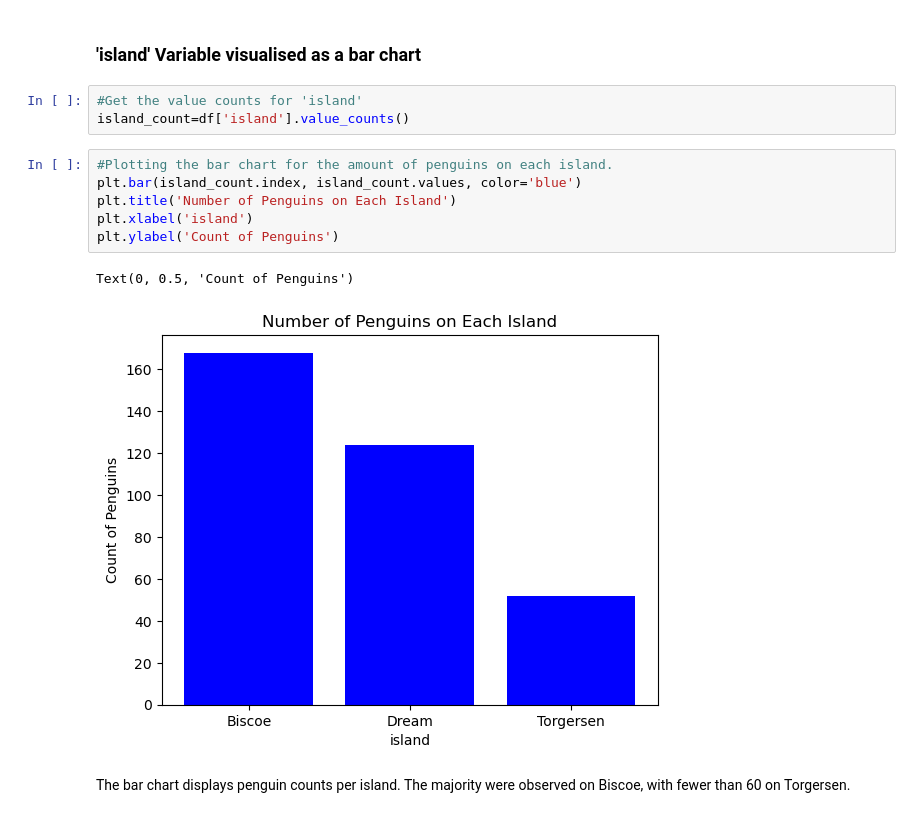
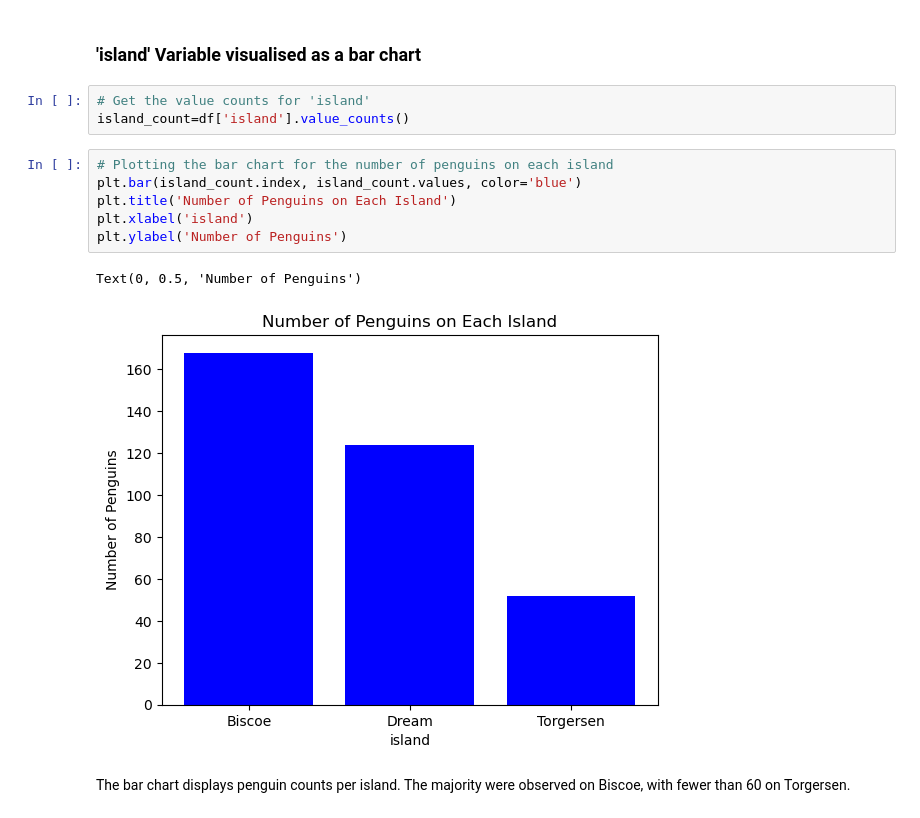
Before and after one commit to sarahembarry/poda-project, a Jupyter notebook: penguins.ipynb, the cells around one changed output. Drawn from its saved outputs; the diff is of its cells as text.

```diff
--- a/penguins.ipynb
+++ b/penguins.ipynb
@@ -269,17 +269,17 @@ Based on the analysis this table summarizes the variable types found in the data
 # %% [markdown]
 ### 'island' Variable visualised as a bar chart
 # %%
-#Get the value counts for 'island'
+# Get the value counts for 'island'
 island_count=df['island'].value_counts()
 # %%
-#Plotting the bar chart for the amount of penguins on each island.
+# Plotting the bar chart for the number of penguins on each island
 plt.bar(island_count.index, island_count.values, color='blue')
 plt.title('Number of Penguins on Each Island')
 plt.xlabel('island')
-plt.ylabel('Count of Penguins')
+plt.ylabel('Number of Penguins')
 # %% [output]
-Text(0, 0.5, 'Count of Penguins')
+Text(0, 0.5, 'Number of Penguins')
-[figure, old version]
+[figure, new version]
 # %% [markdown]
 The bar chart displays penguin counts per island. The majority were observed on Biscoe, with fewer than 60 on Torgersen.
 # %% [markdown]
```
Also changed, not shown: parts of 27 cells of this notebook, 1 other file.
